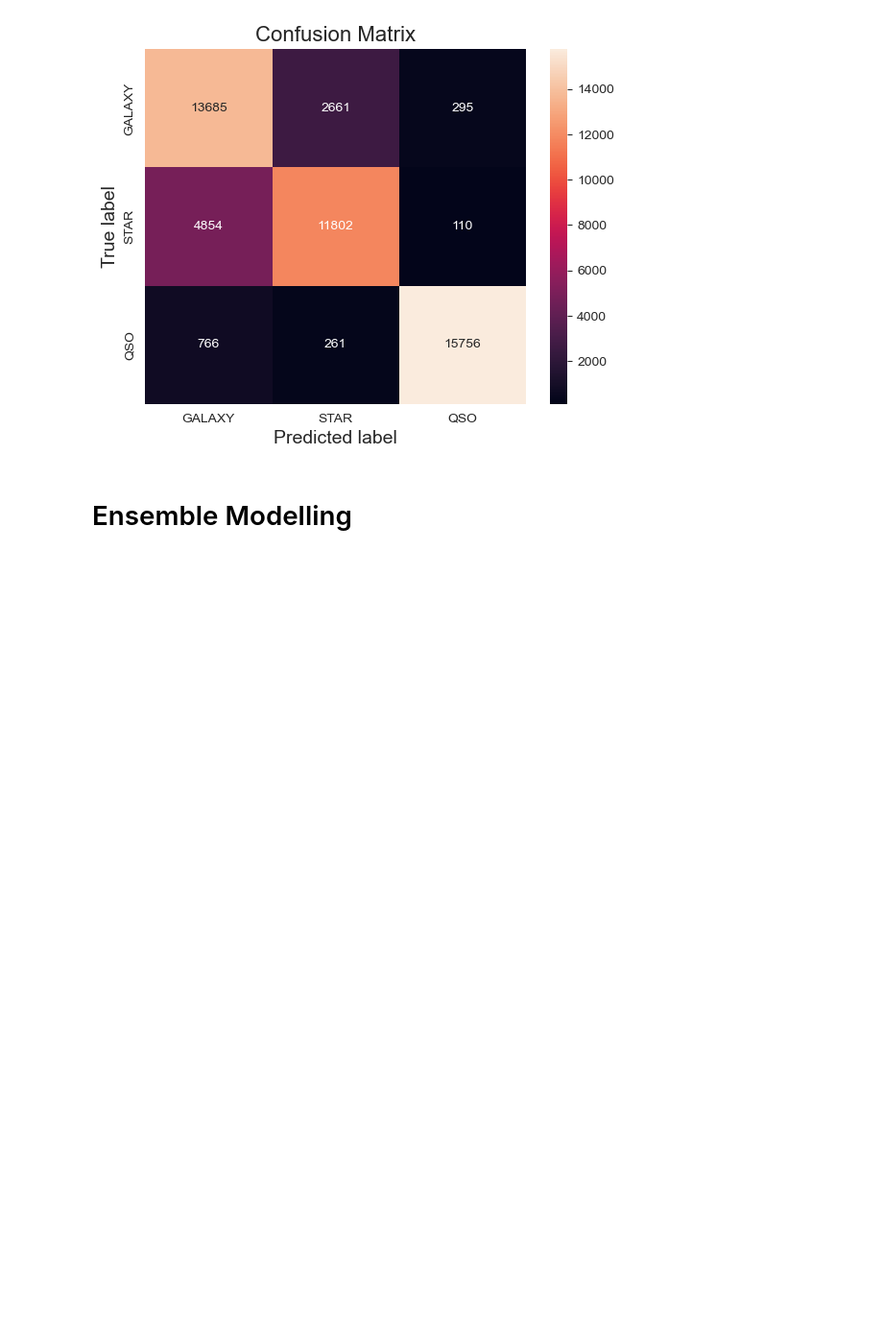
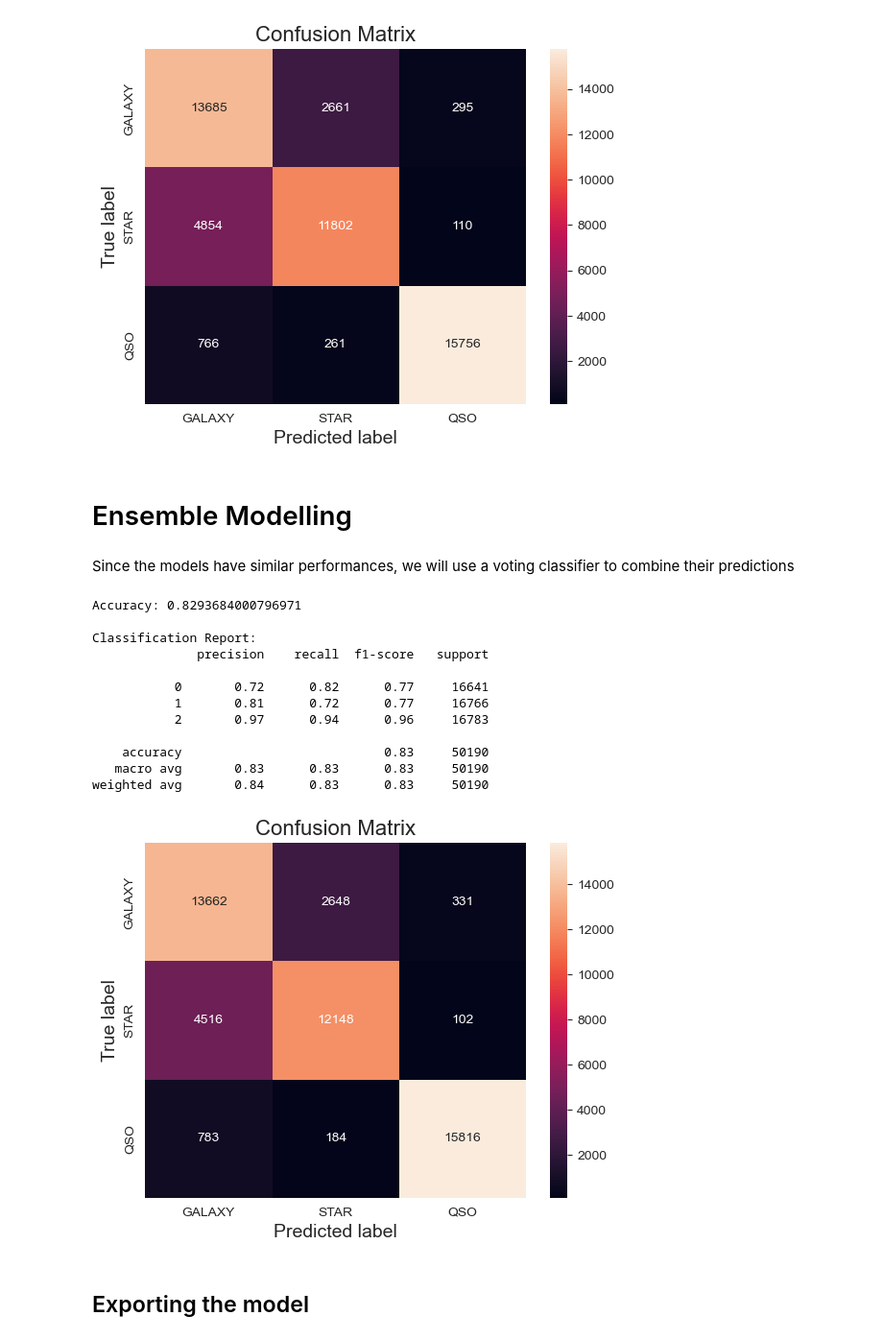
Before and after one commit to NotMishaal/astral-classification-system, a Jupyter notebook: astral_classification.ipynb, the cells around one changed output. Shown at 96% size. Saved outputs shown, nothing was run; the diff lists cells and outputs as text; code cells hidden in the pictures; blank space fills up the shorter version.

Commit message:
optimized ensemble code + export

```diff
--- a/astral_classification.ipynb
+++ b/astral_classification.ipynb
@@ -397,0 +388,10 @@ print(f"Accuracy: {ENSM_score}")
+# %% [markdown]
+Since the models have similar performances, we will use a voting classifier to combine their predictions
+# %%
+# define estimators to be used in ensemble model
+estimators = [("lr", lr), ("svm", svm), ("rf", rf_model)]
+# %%
+# create a voting classifier, with hard voting strategy and fit it to the data
+ensm = VotingClassifier(estimators, voting='hard')
+ensm.fit(x_train, y_train)
+ensm_pred = ensm.predict(x_test)
@@ -397,0 +400,19 @@ print(f"Accuracy: {ENSM_score}")
+# %%
+# print evaluation metrics
+evaluate(ensm_pred)
+# %% [output]
+Accuracy: 0.8293684000796971
+
+Classification Report:
+              precision    recall  f1-score   support
+
+           0       0.72      0.82      0.77     16641
+           1       0.81      0.72      0.77     16766
+           2       0.97      0.94      0.96     16783
+
+    accuracy                           0.83     50190
+   macro avg       0.83      0.83      0.83     50190
+weighted avg       0.84      0.83      0.83     50190
+[figure, added]
+# %% [markdown]
+## Exporting the model
```
Also changed, not shown: parts of 6 cells of this notebook.
